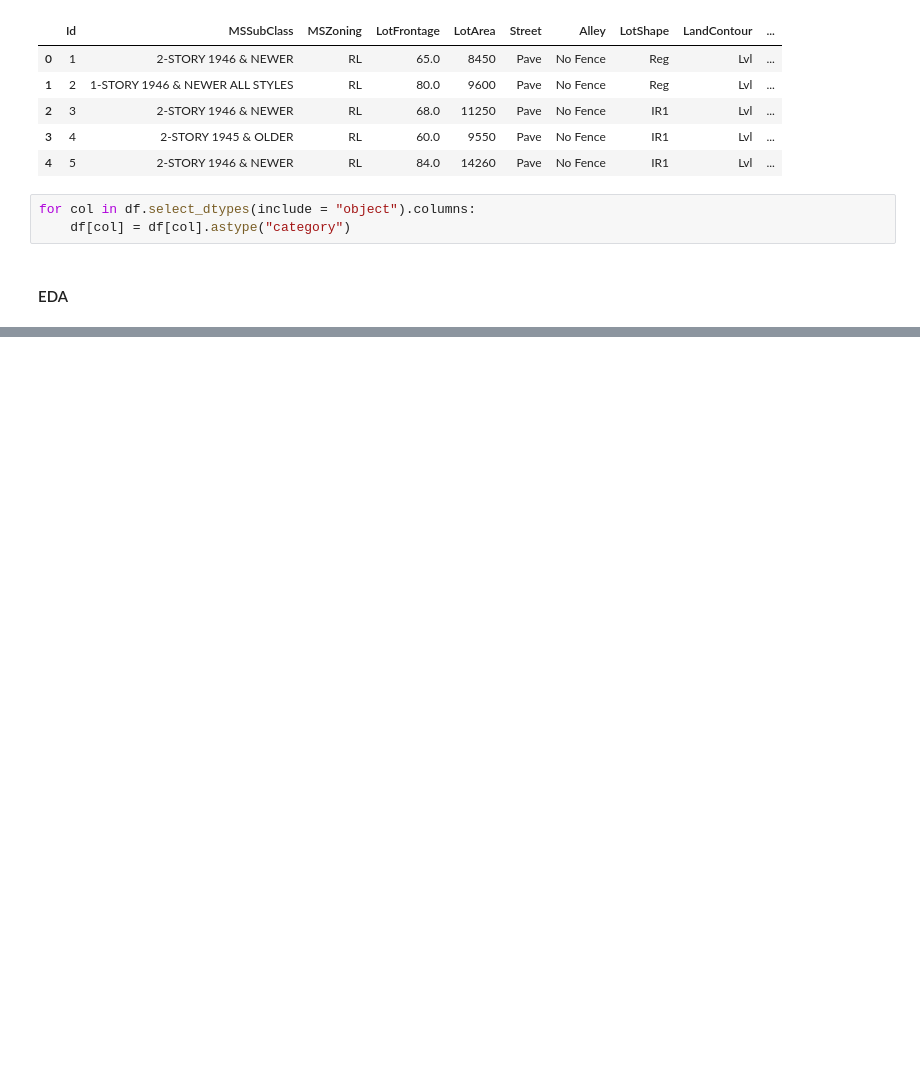
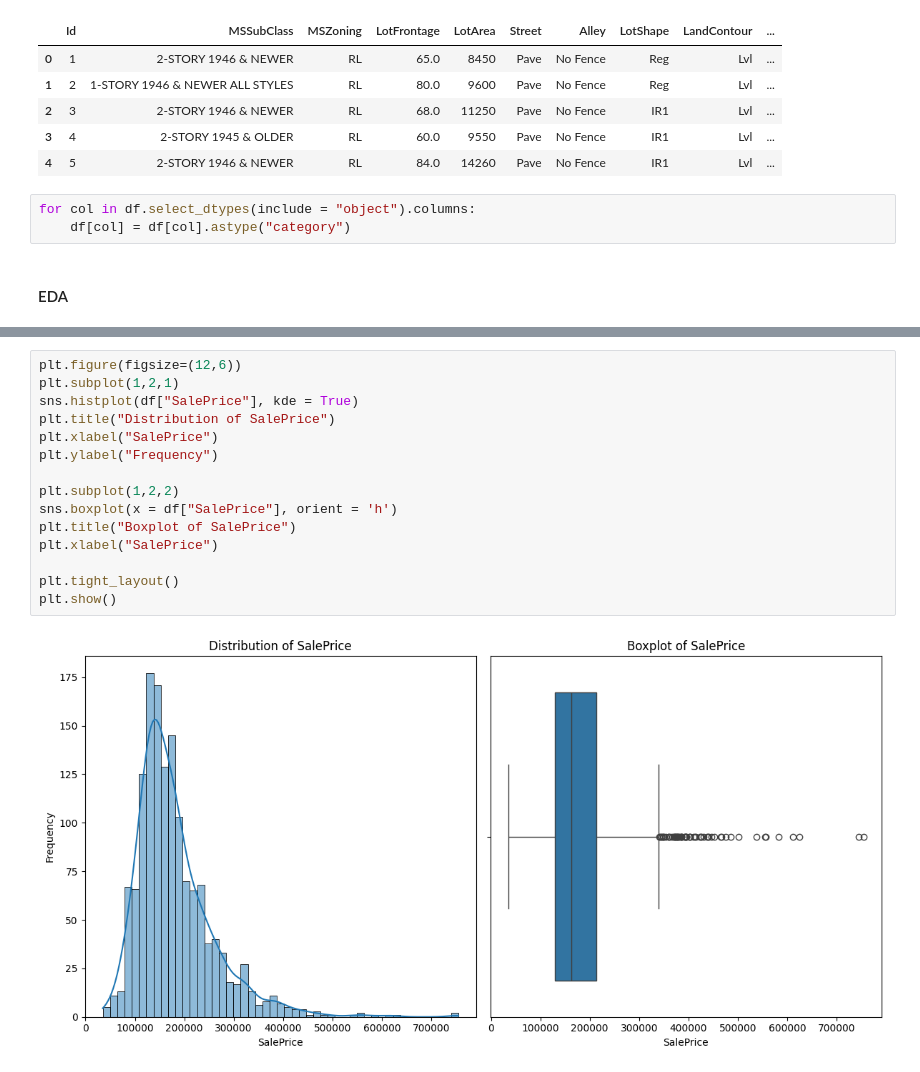
Before and after one commit to hantayc/advanced-regression-house-price, a Jupyter notebook: main.ipynb, the cells around one changed output, grey strips where cells are left out. Drawn from its saved outputs; the diff is of its cells as text; blank space fills up the shorter version.

```diff
--- a/main.ipynb
+++ b/main.ipynb
@@ -95,0 +119,17 @@ AttributeError: Rectangle.set() got an unexpected keyword argument 'fit'
+# %%
+plt.figure(figsize=(12,6))
+plt.subplot(1,2,1)
+sns.histplot(df["SalePrice"], kde = True)
+plt.title("Distribution of SalePrice")
+plt.xlabel("SalePrice")
+plt.ylabel("Frequency")
+
+plt.subplot(1,2,2)
+sns.boxplot(x = df["SalePrice"], orient = 'h')
+plt.title("Boxplot of SalePrice")
+plt.xlabel("SalePrice")
+
+plt.tight_layout()
+plt.show()
+# %% [output]
+[figure, added]
```
Also changed, not shown: parts of 16 cells of this notebook.
